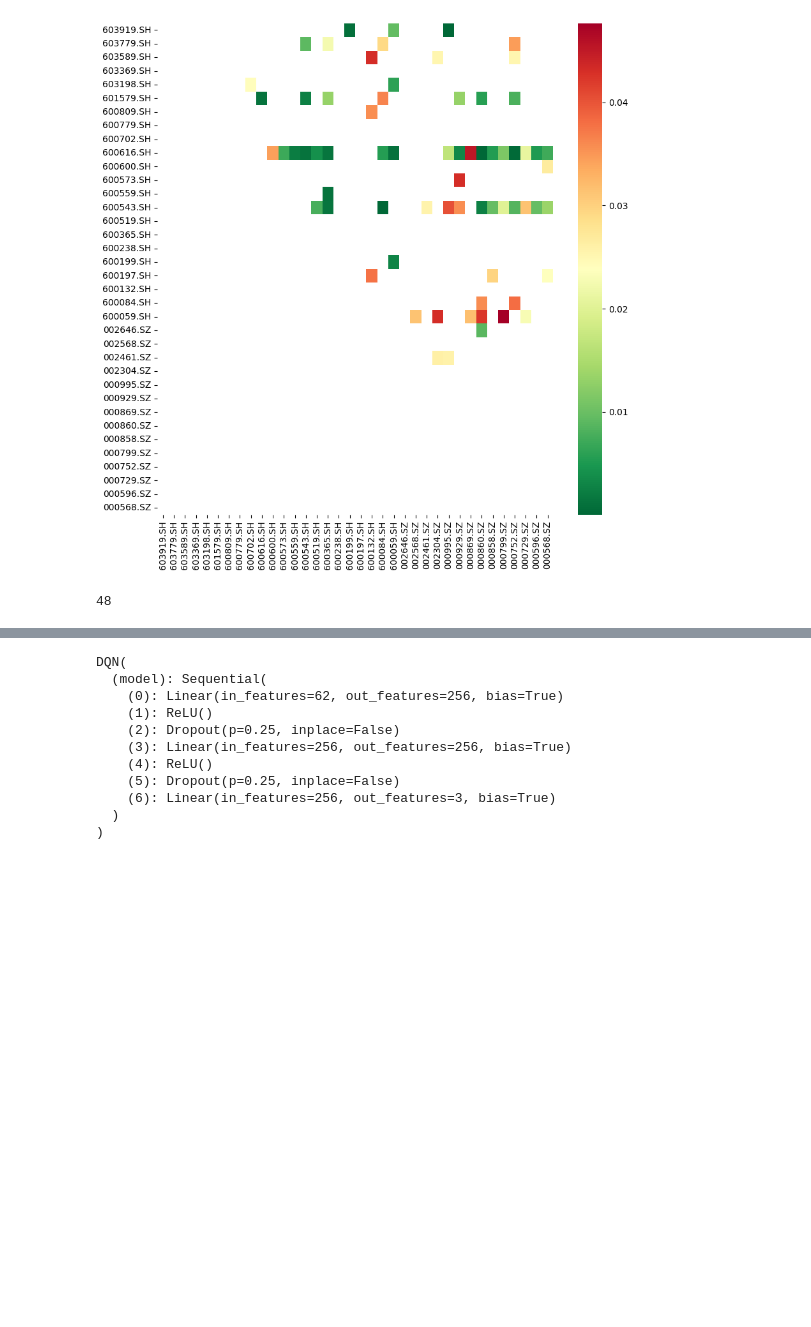
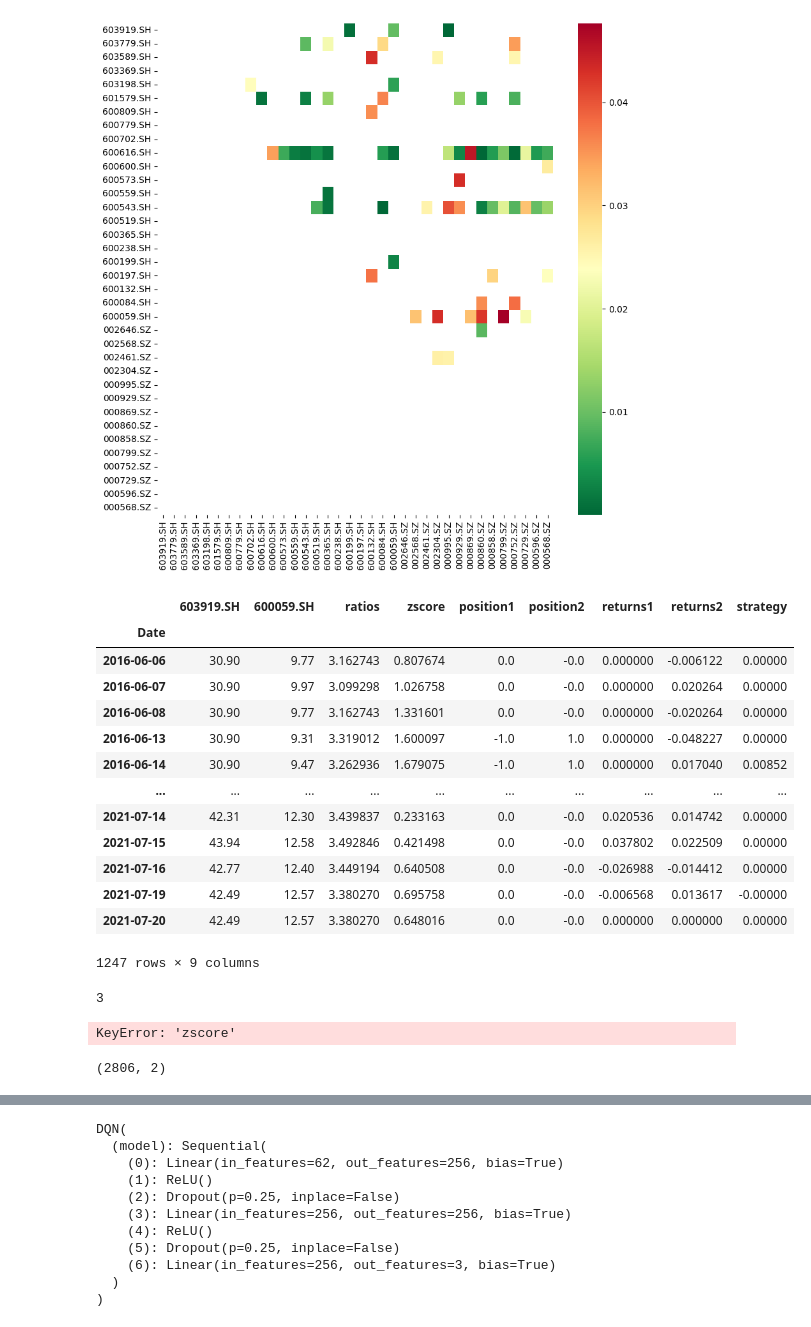
Before and after one commit to waikho/MADS_Capstone, a Jupyter notebook: RL/Pair_Trading_DQN.ipynb, the cells around one changed output, grey strips where cells are left out. Drawn from its saved outputs; the diff is of its cells as text; code cells hidden in the pictures; blank space fills up the shorter version.

```diff
--- a/RL/Pair_Trading_DQN.ipynb
+++ b/RL/Pair_Trading_DQN.ipynb
@@ -122,11 +447,38 @@ envs = []
 for pair in pairs:
     data = df[list(pair)].dropna()
     if data.shape[0] > 700:
-        envs.append(StockTradingEnvironment(data.copy(), window_size, trade_period))   #instantiate an env
+        envs.append(StockTradingEnvironment(data.copy(), window_size, trade_period))   #instantiate an env; automatatically run trade()
 
 train_size = int(len(envs) * 0.7)   #train/test split = 0.7
-print(train_size)
+#print(train_size)
 train_envs = envs[:train_size]
 test_envs = envs[train_size:]
-# %% [output]
-48
+# %%
+envs[1].df
+# %% [output]
+|  | 603919.SH | 600059.SH | ratios | zscore | position1 | position2 | returns1 | returns2 | strategy |
+| Date |  |  |  |  |  |  |  |  |  |
+| 2016-06-06 | 30.90 | 9.77 | 3.162743 | 0.807674 | 0.0 | -0.0 | 0.000000 | -0.006122 | 0.00000 |
+| 2016-06-07 | 30.90 | 9.97 | 3.099298 | 1.026758 | 0.0 | -0.0 | 0.000000 | 0.020264 | 0.00000 |
+| 2016-06-08 | 30.90 | 9.77 | 3.162743 | 1.331601 | 0.0 | -0.0 | 0.000000 | -0.020264 | 0.00000 |
+| 2016-06-13 | 30.90 | 9.31 | 3.319012 | 1.600097 | -1.0 | 1.0 | 0.000000 | -0.048227 | 0.00000 |
+| 2016-06-14 | 30.90 | 9.47 | 3.262936 | 1.679075 | -1.0 | 1.0 | 0.000000 | 0.017040 | 0.00852 |
+| ... | ... | ... | ... | ... | ... | ... | ... | ... | ... |
+| 2021-07-14 | 42.31 | 12.30 | 3.439837 | 0.233163 | 0.0 | -0.0 | 0.020536 | 0.014742 | 0.00000 |
+| 2021-07-15 | 43.94 | 12.58 | 3.492846 | 0.421498 | 0.0 | -0.0 | 0.037802 | 0.022509 | 0.00000 |
+| 2021-07-16 | 42.77 | 12.40 | 3.449194 | 0.640508 | 0.0 | -0.0 | -0.026988 | -0.014412 | 0.00000 |
+| 2021-07-19 | 42.49 | 12.57 | 3.380270 | 0.695758 | 0.0 | -0.0 | -0.006568 | 0.013617 | -0.00000 |
+| 2021-07-20 | 42.49 | 12.57 | 3.380270 | 0.648016 | 0.0 | -0.0 | 0.000000 | 0.000000 | 0.00000 |
+1247 rows × 9 columns
+# %%
+envs[6].df.columns.get_loc('zscore')
+# %% [output]
+3
+# %%
+env.df.columns.get_loc('zscore')
+# %% [output]
+KeyError: 'zscore'
+# %%
+df[list(pair)].shape
+# %% [output]
+(2806, 2)
```
Also changed, not shown: parts of 37 cells of this notebook, 2 other files.
